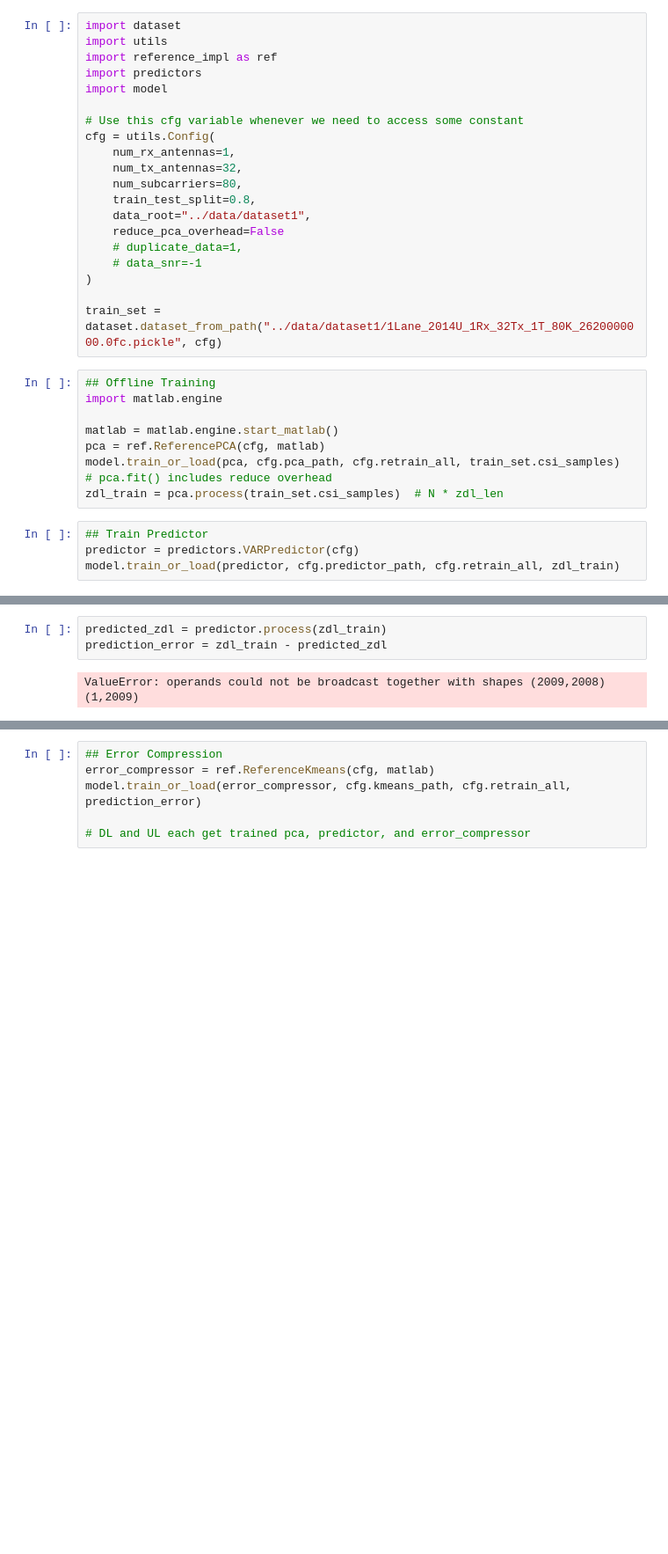
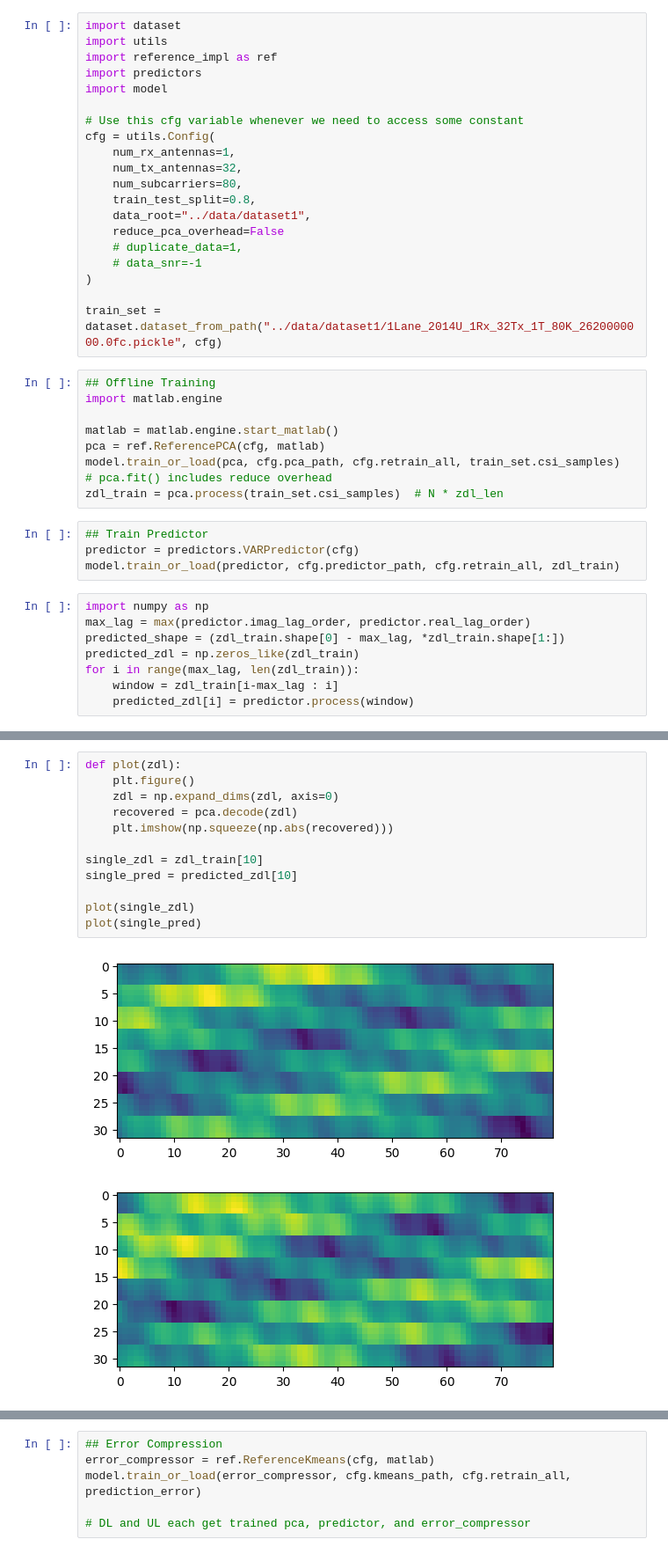
Before and after one commit to dziper/NonstaticCSI, a Jupyter notebook: project/varPredictorTest.ipynb, the cells around one changed output, grey strips where cells are left out. Shown at 88% size. Drawn from its saved outputs; the diff is of its cells as text; blank space fills up the shorter version.

Commit message:
try to get VARPredictor working, getting 0 error...

```diff
--- a/project/varPredictorTest.ipynb
+++ b/project/varPredictorTest.ipynb
@@ -30,3 +30,11 @@ zdl_train = pca.process(train_set.csi_samples)  # N * zdl_len
 ## Train Predictor
 predictor = predictors.VARPredictor(cfg)
 model.train_or_load(predictor, cfg.predictor_path, cfg.retrain_all, zdl_train)
+# %%
+import numpy as np
+max_lag = max(predictor.imag_lag_order, predictor.real_lag_order)
+predicted_shape = (zdl_train.shape[0] - max_lag, *zdl_train.shape[1:])
+predicted_zdl = np.zeros_like(zdl_train)
+for i in range(max_lag, len(zdl_train)):
+    window = zdl_train[i-max_lag : i]
+    predicted_zdl[i] = predictor.process(window)
@@ -33,5 +50,15 @@ model.train_or_load(predictor, cfg.predictor_path, cfg.retrain_all, zdl_train)
 # %%
-predicted_zdl = predictor.process(zdl_train)
-prediction_error = zdl_train - predicted_zdl
+def plot(zdl):
+    plt.figure()
+    zdl = np.expand_dims(zdl, axis=0)
+    recovered = pca.decode(zdl)
+    plt.imshow(np.squeeze(np.abs(recovered)))
+
+single_zdl = zdl_train[10]
+single_pred = predicted_zdl[10]
+
+plot(single_zdl)
+plot(single_pred)
 # %% [output]
-ValueError: operands could not be broadcast together with shapes (2009,2008) (1,2009)
+[figure, added]
+[figure, added]
```
Also changed, not shown: parts of 3 cells of this notebook, 2 other files.
